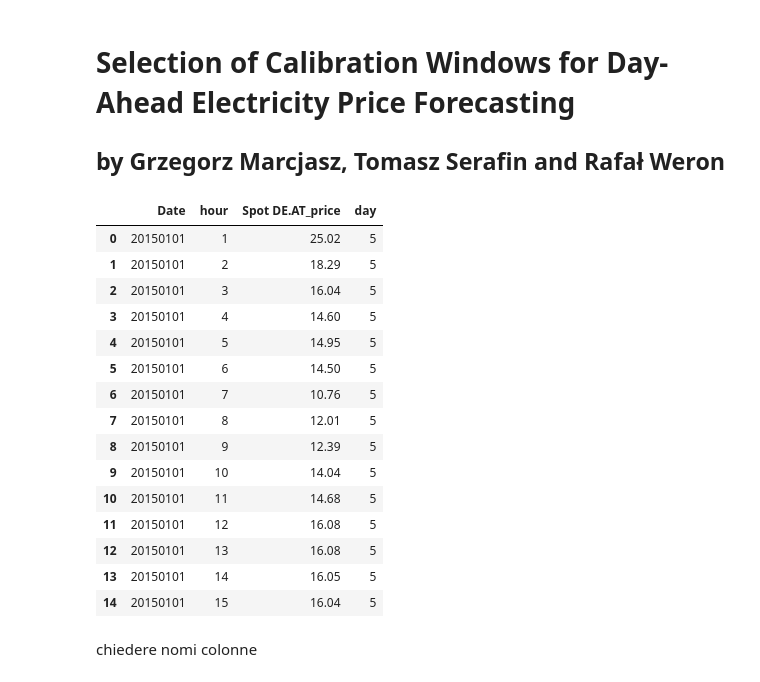
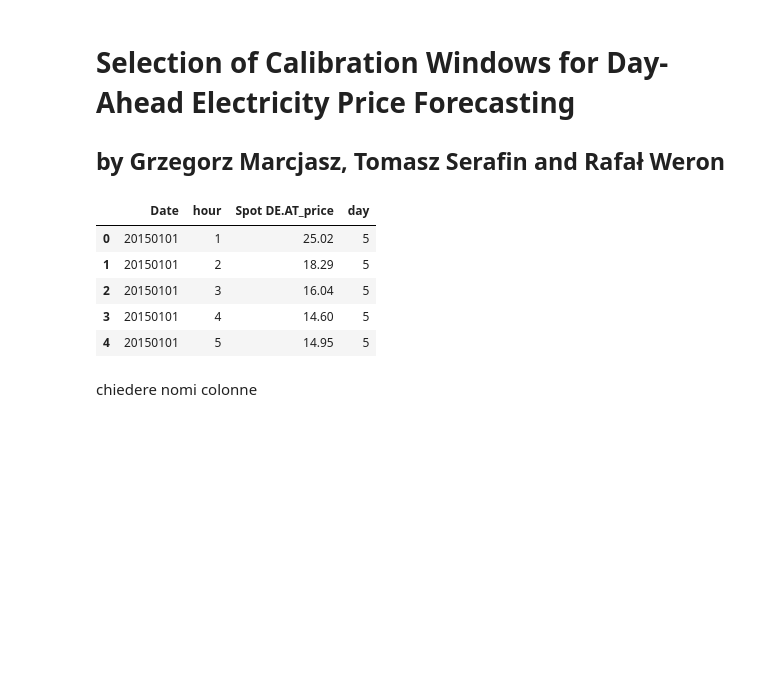
Before and after one commit to piovesanaedoardo/Project_Predictive-Analytics, a Jupyter notebook: main.ipynb, the cells around one changed output. Cells and saved outputs as stored; diff of their text form; code cells hidden in the pictures; blank space fills up the shorter version.

```diff
--- a/main.ipynb
+++ b/main.ipynb
@@ -12,24 +12,14 @@ df_day_ahead_epex = pd.read_csv('Day_Ahead_Epex.csv', sep=';')
 df_NP2018 = pd.read_csv('NP2018.csv', header=None)
 df_PJM = pd.read_csv('PJM.csv', sep=';')
 # %%
-df_day_ahead_epex.head(15)
+df_day_ahead_epex.head()
 # %% [output]
 |  | Date | hour | Spot DE.AT_price | day |
 | 0 | 20150101 | 1 | 25.02 | 5 |
 | 1 | 20150101 | 2 | 18.29 | 5 |
 | 2 | 20150101 | 3 | 16.04 | 5 |
 | 3 | 20150101 | 4 | 14.60 | 5 |
 | 4 | 20150101 | 5 | 14.95 | 5 |
-| 5 | 20150101 | 6 | 14.50 | 5 |
-| 6 | 20150101 | 7 | 10.76 | 5 |
-| 7 | 20150101 | 8 | 12.01 | 5 |
-| 8 | 20150101 | 9 | 12.39 | 5 |
-| 9 | 20150101 | 10 | 14.04 | 5 |
-| 10 | 20150101 | 11 | 14.68 | 5 |
-| 11 | 20150101 | 12 | 16.08 | 5 |
-| 12 | 20150101 | 13 | 16.08 | 5 |
-| 13 | 20150101 | 14 | 16.05 | 5 |
-| 14 | 20150101 | 15 | 16.04 | 5 |
 # %% [markdown]
 chiedere nomi colonne
 # %%
```
Also changed, not shown: parts of 6 cells of this notebook.
